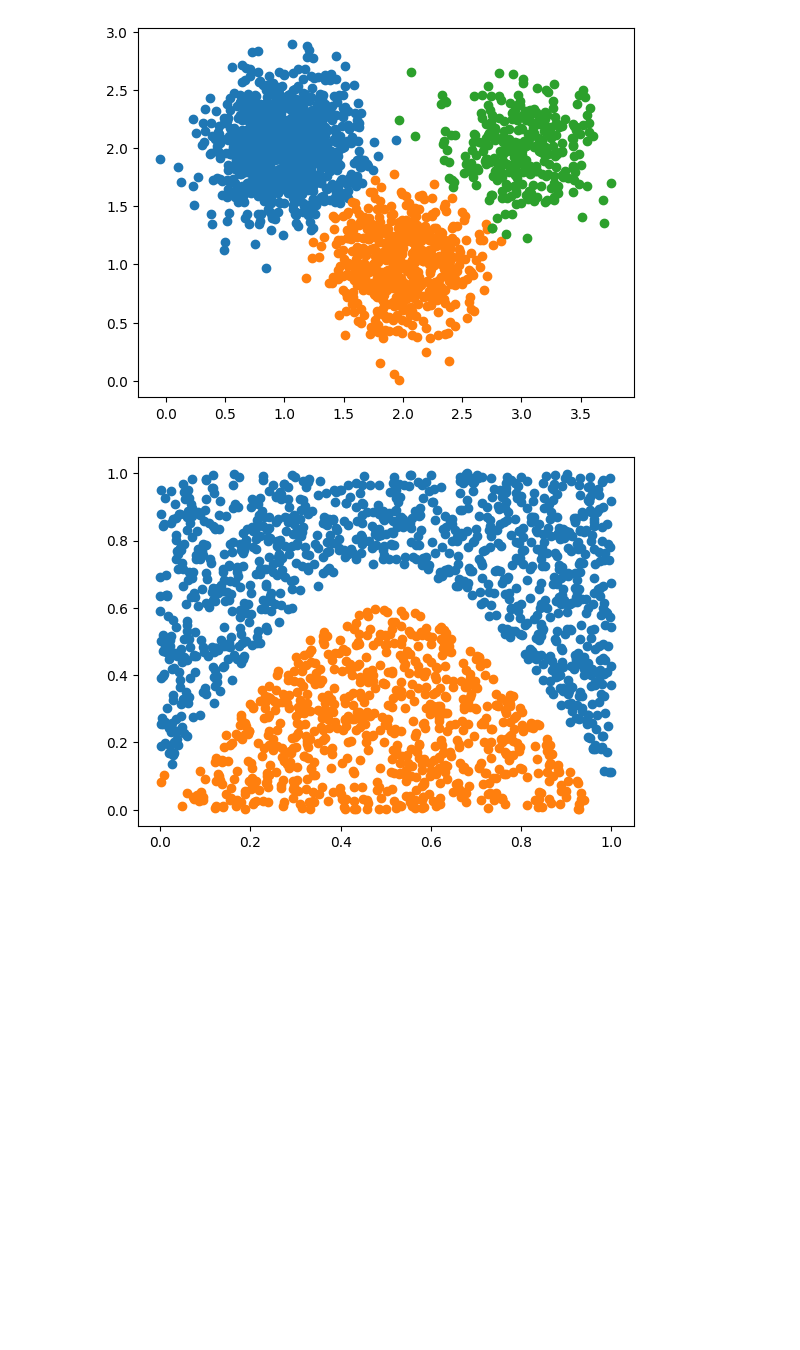
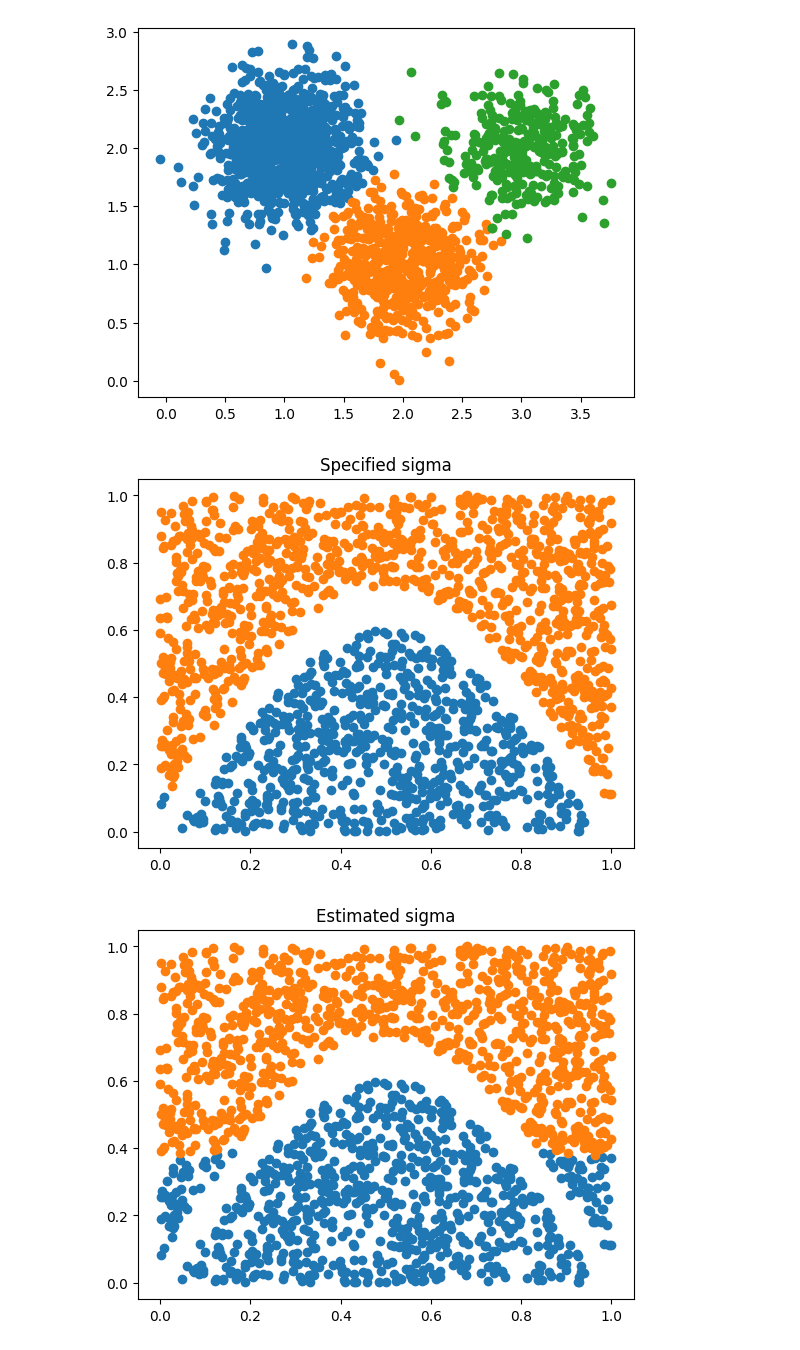
Before and after one commit to bosakad/Spectral-segmentation, a Jupyter notebook: src/Spectral_Clustering.ipynb, the cells around one changed output. Drawn from its saved outputs; the diff is of its cells as text; code cells hidden in the pictures; blank space fills up the shorter version.

```diff
--- a/src/Spectral_Clustering.ipynb
+++ b/src/Spectral_Clustering.ipynb
@@ -67,10 +67,13 @@ Data_loader.plotData(points, labels=labels)
 # %%
 # cluster 2
 points = Data_loader.load_data('../data/spectral_data/points_data.mat', clusterInd=2)
 labels = Spectral_Clustering.spectral_Clustering(points, k=2, sigma=0.03, graphType='symmetric')
-Data_loader.plotData(points, labels=labels)
+Data_loader.plotData(points, labels=labels, title='Specified sigma')
+labels = Spectral_Clustering.spectral_Clustering(points, k=2, graphType='symmetric')
+Data_loader.plotData(points, labels=labels, title='Estimated sigma')
 # %% [output]
-[figure, old version]
+[figure, new version]
+[figure, added]
 # %%
 # cluster 3
 points = Data_loader.load_data('../data/spectral_data/points_data.mat', clusterInd=3)
```
Also changed, not shown: parts of 3 cells of this notebook, 2 other files.
